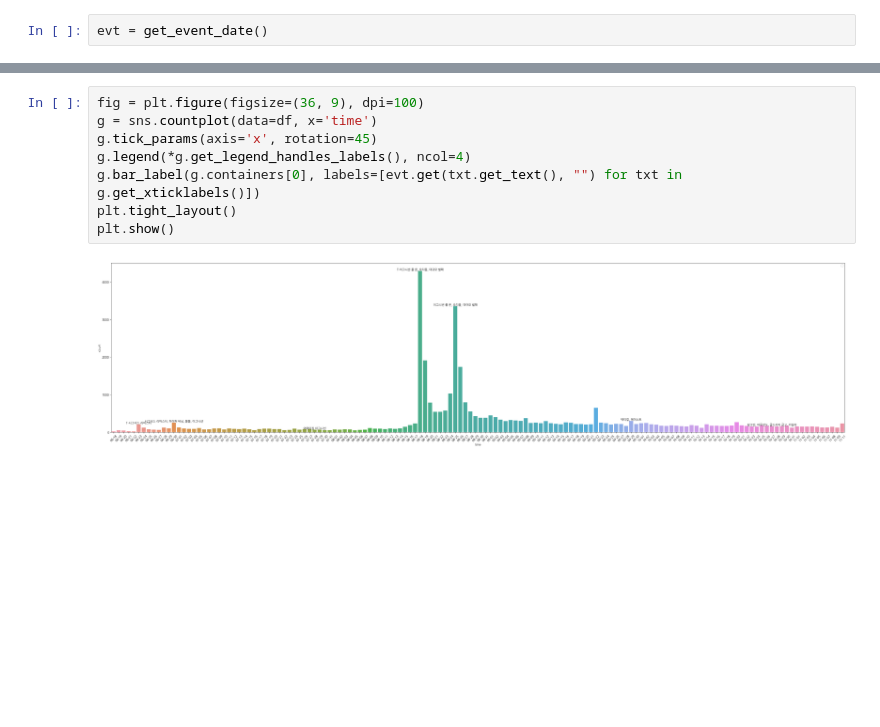
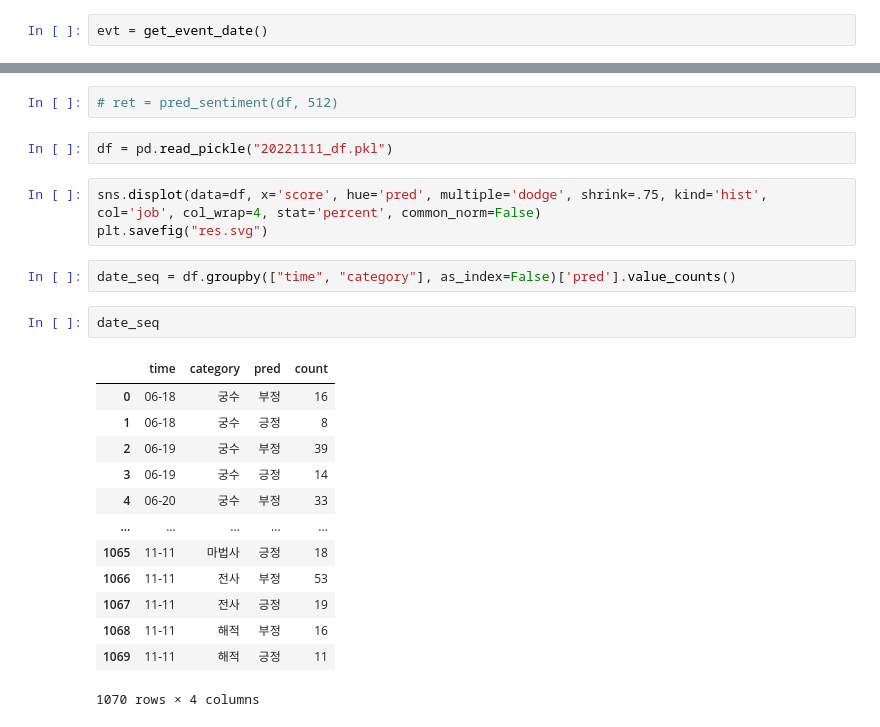
Before and after one commit to HideOnHouse/Inventory, a Jupyter notebook: eda_ai.ipynb, the cells around one changed output, grey strips where cells are left out. Cells and saved outputs as stored; diff of their text form; blank space fills up the shorter version.

```diff
--- a/eda_ai.ipynb
+++ b/eda_ai.ipynb
@@ -34,11 +16,26 @@ df
-# %%
-fig = plt.figure(figsize=(36, 9), dpi=100)
-g = sns.countplot(data=df, x='time')
-g.tick_params(axis='x', rotation=45)
-g.legend(*g.get_legend_handles_labels(), ncol=4)
-g.bar_label(g.containers[0], labels=[evt.get(txt.get_text(), "") for txt in g.get_xticklabels()])
-plt.tight_layout()
-plt.show()
-# %% [output]
-[figure, removed]
+# %%
+# ret = pred_sentiment(df, 512)
+# %%
+df = pd.read_pickle("20221111_df.pkl")
+# %%
+sns.displot(data=df, x='score', hue='pred', multiple='dodge', shrink=.75, kind='hist', col='job', col_wrap=4, stat='percent', common_norm=False)
+plt.savefig("res.svg")
+# %%
+date_seq = df.groupby(["time", "category"], as_index=False)['pred'].value_counts()
+# %%
+date_seq
+# %% [output]
+|  | time | category | pred | count |
+| 0 | 06-18 | 궁수 | 부정 | 16 |
+| 1 | 06-18 | 궁수 | 긍정 | 8 |
+| 2 | 06-19 | 궁수 | 부정 | 39 |
+| 3 | 06-19 | 궁수 | 긍정 | 14 |
+| 4 | 06-20 | 궁수 | 부정 | 33 |
+| ... | ... | ... | ... | ... |
+| 1065 | 11-11 | 마법사 | 긍정 | 18 |
+| 1066 | 11-11 | 전사 | 부정 | 53 |
+| 1067 | 11-11 | 전사 | 긍정 | 19 |
+| 1068 | 11-11 | 해적 | 부정 | 16 |
+| 1069 | 11-11 | 해적 | 긍정 | 11 |
+1070 rows × 4 columns
 # %%
```
Also changed, not shown: parts of 20 cells of this notebook, 6 other files.
